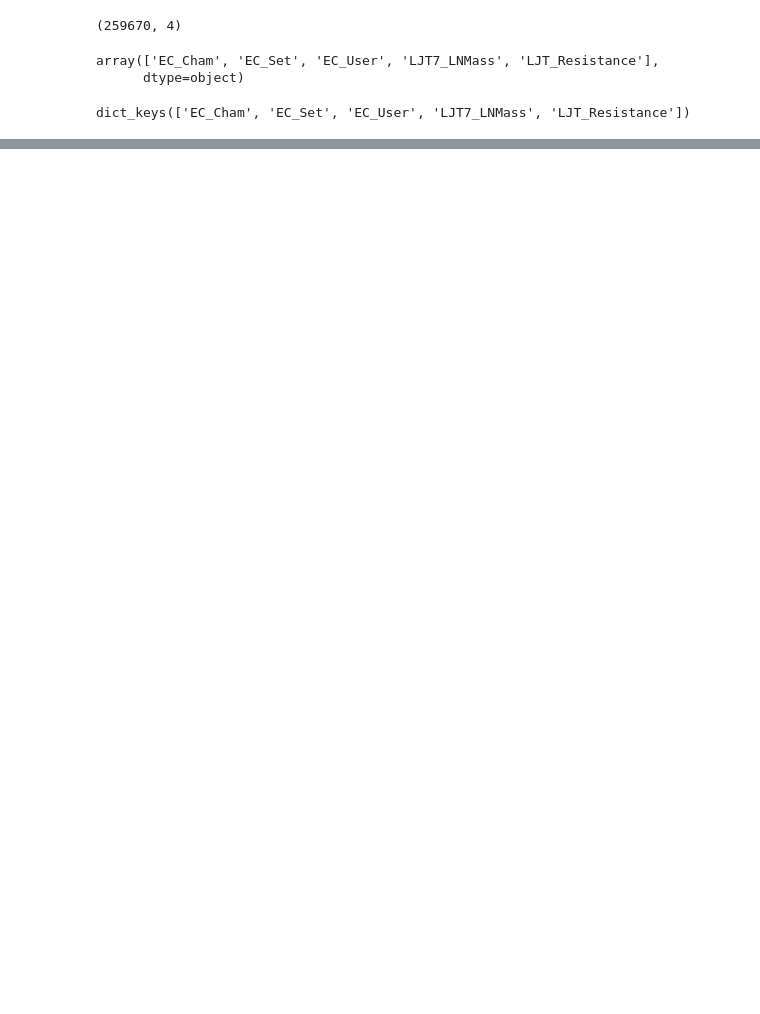
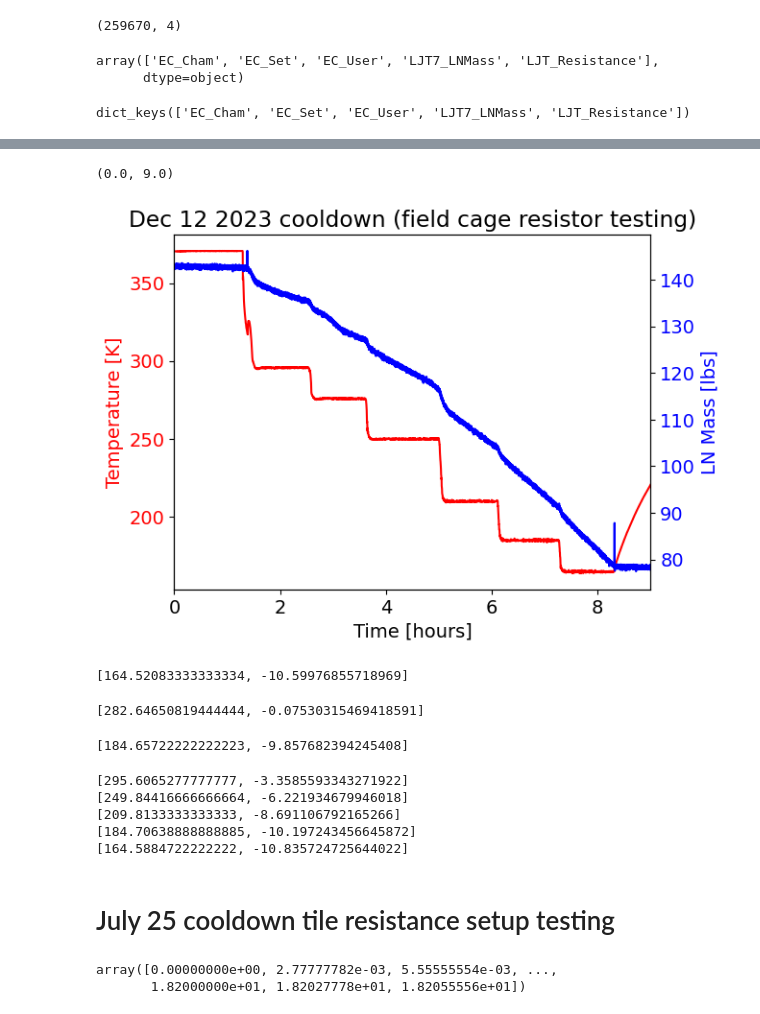
Before and after one commit to bglenardo/ec_slow_control_interface, a Jupyter notebook: LN_usage_analysis.ipynb, the cells around one changed output, grey strips where cells are left out. Drawn from its saved outputs; the diff is of its cells as text; code cells hidden in the pictures; blank space fills up the shorter version.

```diff
--- a/LN_usage_analysis.ipynb
+++ b/LN_usage_analysis.ipynb
@@ -136,0 +184,51 @@ plt.plot(xguess,ExpFit(xguess,*p),linewidth=1,color='r')
+# %%
+start_dt = datetime.datetime(2023,12,12,8,0,0)
+end_dt   = datetime.datetime(2023,12,12,23,0,0)
+# %%
+output_dict = convert_data_to_dict( GetDataFromInflux( start_dt, end_dt ) )
+# %%
+plt.title('Dec 12 2023 cooldown (field cage resistor testing)')
+
+plt.rcParams['font.size'] = 14
+
+plt.plot(ConvertDatesToHours(output_dict['EC_User'][0]),output_dict['EC_User'][1],'r')
+plt.ylabel('Temperature [K]', color='r')
+plt.gca().tick_params(axis='y',labelcolor='r')
+plt.xlabel('Time [hours]')
+
+ax = plt.gca()
+ax2 = ax.twinx()
+ax2.plot(ConvertDatesToHours(output_dict['LJT7_LNMass'][0]),output_dict['LJT7_LNMass'][1],'-b')
+ax2.set_ylabel('LN Mass [lbs]', color='b')
+ax2.tick_params(axis='y', labelcolor='b')
+plt.xlim(0.,9.)
+# plt.savefig('2023_12_12_cooldown_temp_and_LNMass.png',dpi=200,bbox_inches='tight')
+# %% [output]
+(0.0, 9.0)
+[figure, added]
+# %%
+GetUsageRateInTimeRange( output_dict, 7.6,7.7)
+# %% [output]
+[164.52083333333334, -10.59976855718969]
+# %%
+GetUsageRateInTimeRange( output_dict, 10,12)
+# %% [output]
+[282.64650819444444, -0.07530315469418591]
+# %%
+GetUsageRateInTimeRange( output_dict, 6.5,6.8)
+# %% [output]
+[184.65722222222223, -9.857682394245408]
+# %%
+print(GetUsageRateInTimeRange( output_dict, 2,2.2))
+print(GetUsageRateInTimeRange( output_dict, 4.2,4.3))
+print(GetUsageRateInTimeRange( output_dict, 5.7,5.8))
+print(GetUsageRateInTimeRange( output_dict, 6.7,6.8))
+print(GetUsageRateInTimeRange( output_dict, 7.8,8.0))
+# %% [output]
+[295.6065277777777, -3.3585593343271922]
+[249.84416666666664, -6.221934679946018]
+[209.8133333333333, -8.691106792165266]
+[184.70638888888885, -10.197243456645872]
+[164.5884722222222, -10.835724725644022]
+# %% [markdown]
+# July 25 cooldown tile resistance setup testing
@@ -136,0 +240,8 @@ plt.plot(xguess,ExpFit(xguess,*p),linewidth=1,color='r')
+# %%
+
+
+
+ConvertDatesToHours(output_dict['EC_User'][0])
+# %% [output]
+array([0.00000000e+00, 2.77777782e-03, 5.55555554e-03, ...,
+       1.82000000e+01, 1.82027778e+01, 1.82055556e+01])
```
Also changed, not shown: parts of 33 cells of this notebook.
